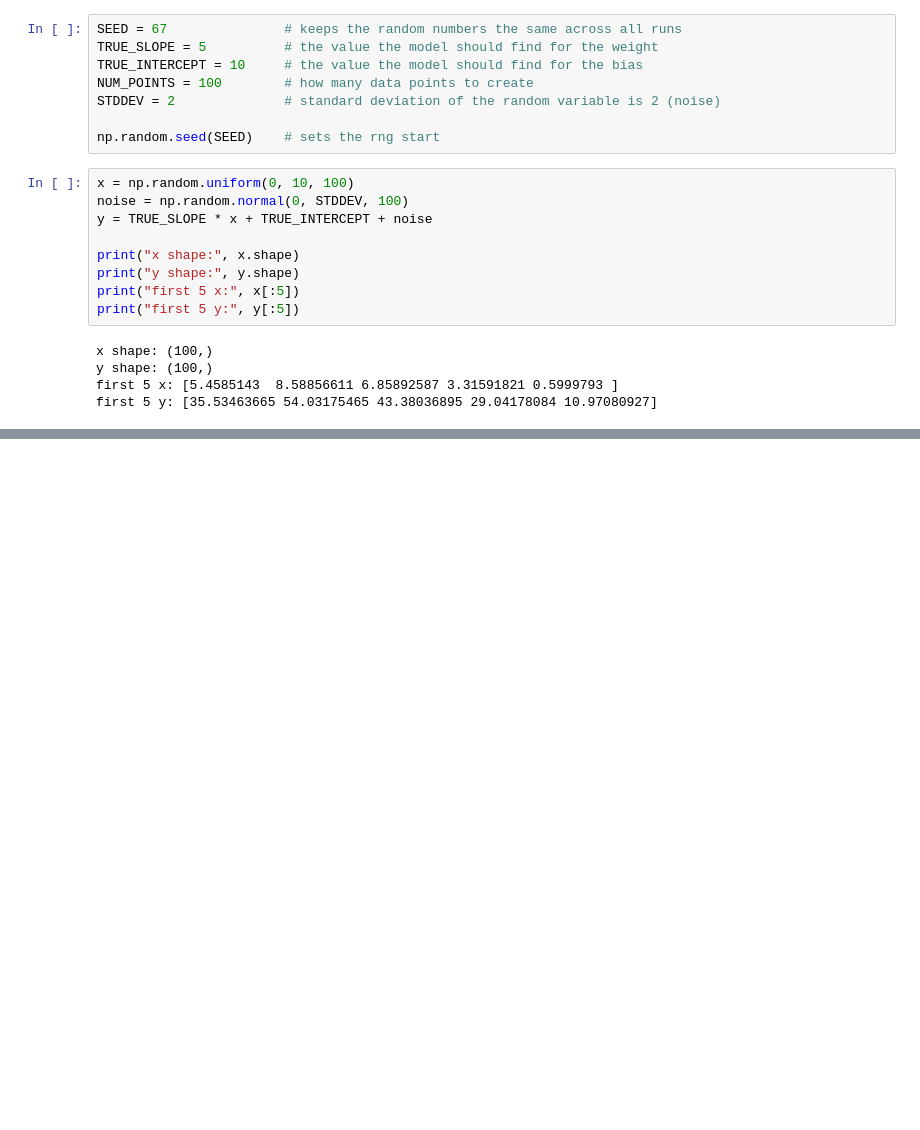
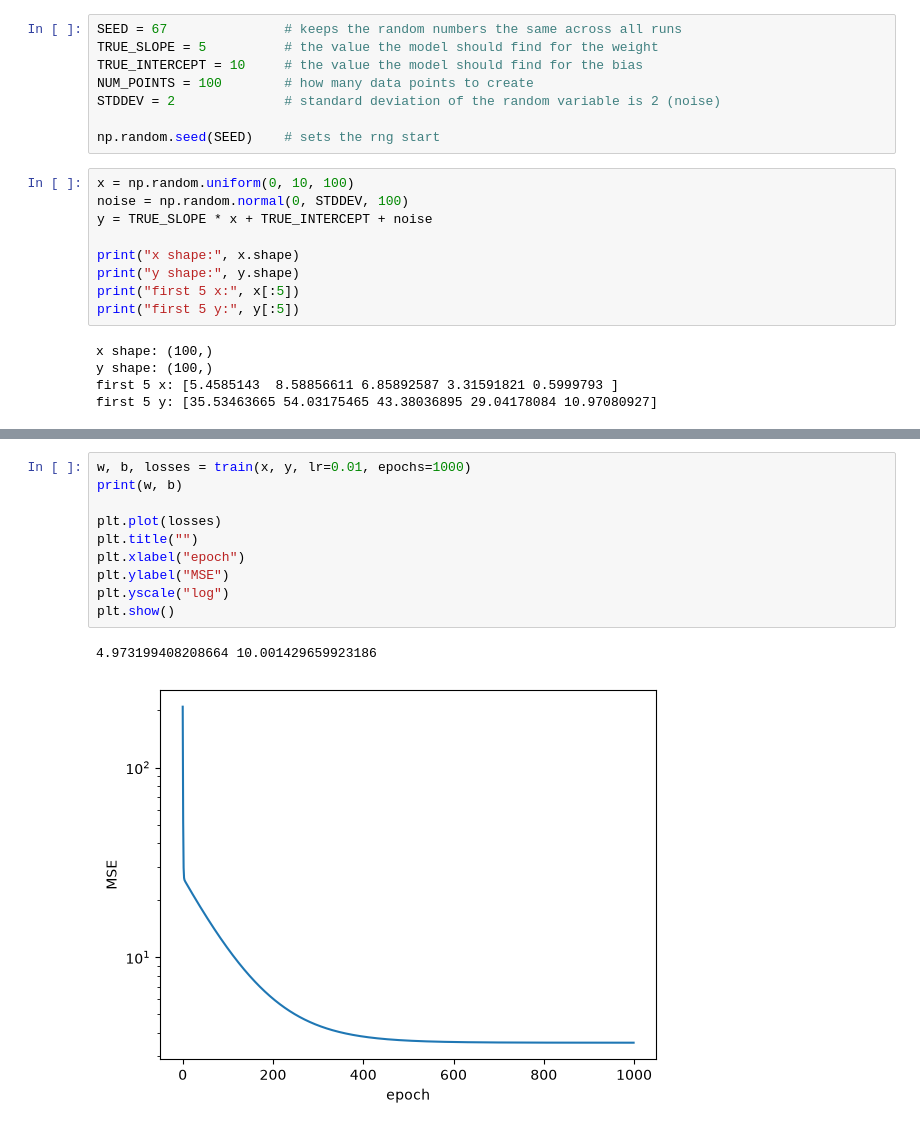
Before and after one commit to travella08/ml-from-scratch, a Jupyter notebook: 01-linear-regression/experiments.ipynb, the cells around one changed output, grey strips where cells are left out. Cells and saved outputs as stored; diff of their text form; blank space fills up the shorter version.

```diff
--- a/01-linear-regression/experiments.ipynb
+++ b/01-linear-regression/experiments.ipynb
@@ -35,0 +59,13 @@ plt.show()
+# %%
+w, b, losses = train(x, y, lr=0.01, epochs=1000)
+print(w, b)
+
+plt.plot(losses)
+plt.title("")
+plt.xlabel("epoch")
+plt.ylabel("MSE")
+plt.yscale("log")
+plt.show()
+# %% [output]
+4.973199408208664 10.001429659923186
+[figure, added]
```
Also changed, not shown: parts of 9 cells of this notebook, 2 other files.
